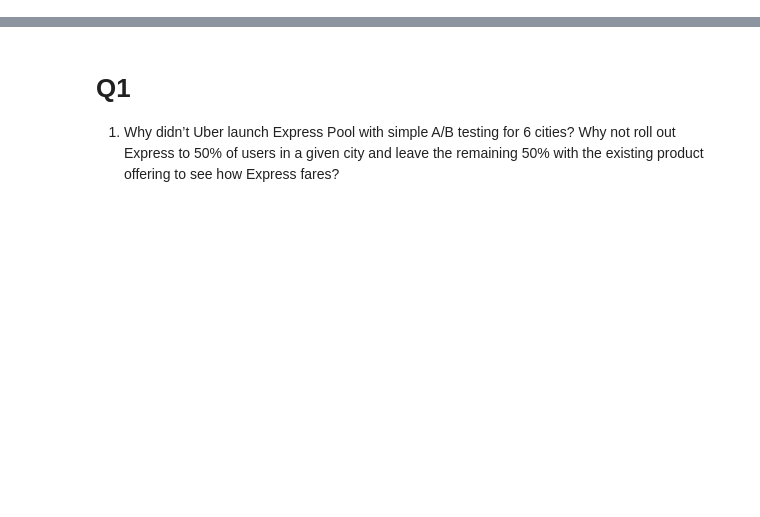
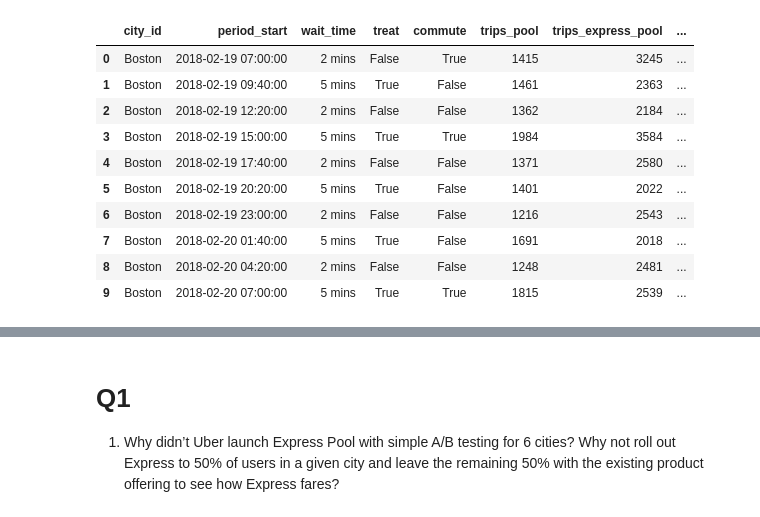
Before and after one commit to eric-pding/RSM8415-Service-Analytics, a Jupyter notebook: 1_Uber_Case.ipynb, the cells around one changed output, grey strips where cells are left out. Drawn from its saved outputs; the diff is of its cells as text; code cells hidden in the pictures; blank space fills up the shorter version.

```diff
--- a/1_Uber_Case.ipynb
+++ b/1_Uber_Case.ipynb
@@ -19,0 +26,14 @@ The due date for submission is on Friday, March 1st at 11:59 am. Late submission
+# %%
+df_raw.head(10)
+# %% [output]
+|  | city_id | period_start | wait_time | treat | commute | trips_pool | trips_express_pool | ... |
+| 0 | Boston | 2018-02-19 07:00:00 | 2 mins | False | True | 1415 | 3245 | ... |
+| 1 | Boston | 2018-02-19 09:40:00 | 5 mins | True | False | 1461 | 2363 | ... |
+| 2 | Boston | 2018-02-19 12:20:00 | 2 mins | False | False | 1362 | 2184 | ... |
+| 3 | Boston | 2018-02-19 15:00:00 | 5 mins | True | True | 1984 | 3584 | ... |
+| 4 | Boston | 2018-02-19 17:40:00 | 2 mins | False | False | 1371 | 2580 | ... |
+| 5 | Boston | 2018-02-19 20:20:00 | 5 mins | True | False | 1401 | 2022 | ... |
+| 6 | Boston | 2018-02-19 23:00:00 | 2 mins | False | False | 1216 | 2543 | ... |
+| 7 | Boston | 2018-02-20 01:40:00 | 5 mins | True | False | 1691 | 2018 | ... |
+| 8 | Boston | 2018-02-20 04:20:00 | 2 mins | False | False | 1248 | 2481 | ... |
+| 9 | Boston | 2018-02-20 07:00:00 | 5 mins | True | True | 1815 | 2539 | ... |
```
Also changed, not shown: parts of 41 cells of this notebook.
